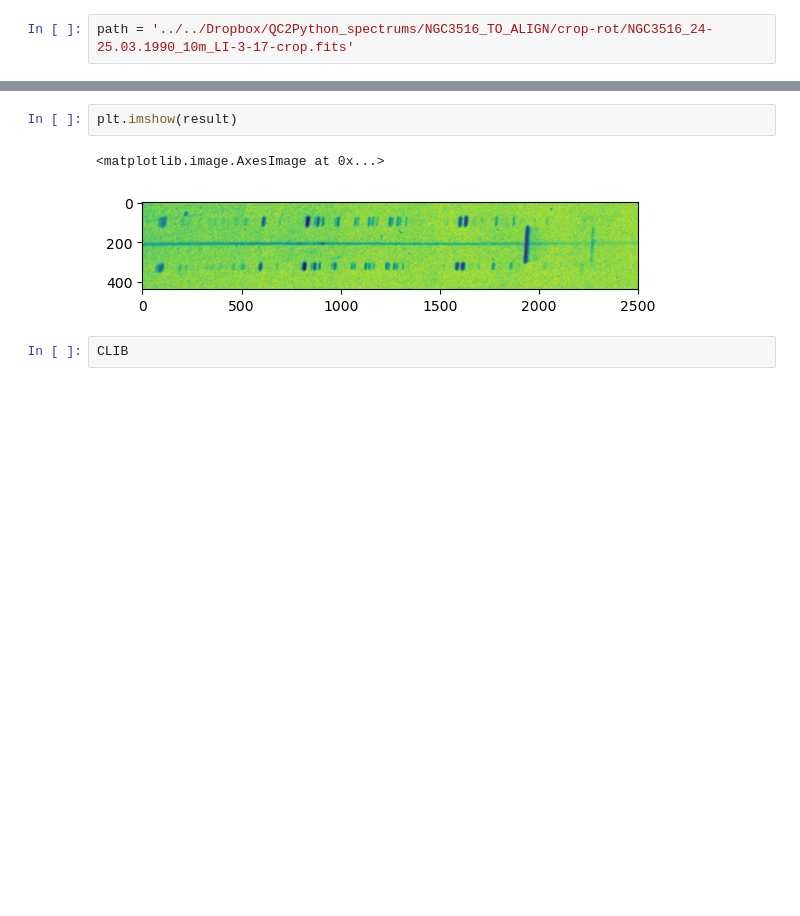
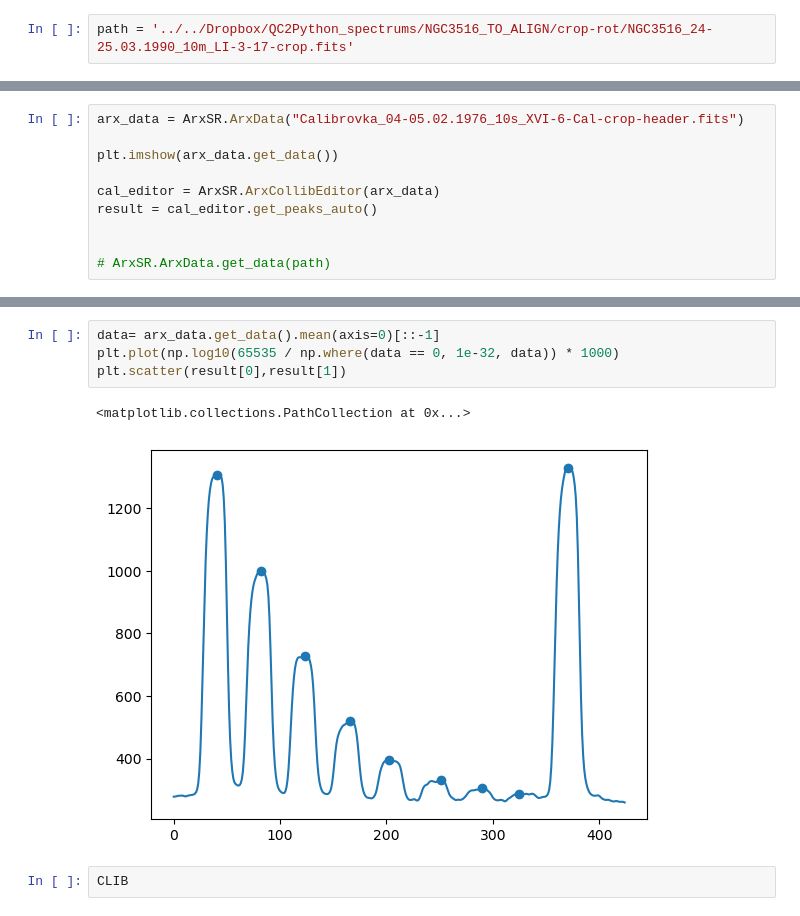
Before and after one commit to ill-i/ArXSP, a Jupyter notebook: Pro.AP22784884/20250503_tester.ipynb, the cells around one changed output, grey strips where cells are left out. Saved outputs shown, nothing was run; the diff lists cells and outputs as text; blank space fills up the shorter version.

```diff
--- a/Pro.AP22784884/20250503_tester.ipynb
+++ b/Pro.AP22784884/20250503_tester.ipynb
@@ -83,0 +103,10 @@ NGC3516_24-25.03.1990_10m_LI-3-17-crops
+# %%
+arx_data = ArxSR.ArxData("Calibrovka_04-05.02.1976_10s_XVI-6-Cal-crop-header.fits")
+
+plt.imshow(arx_data.get_data())
+
+cal_editor = ArxSR.ArxCollibEditor(arx_data)
+result = cal_editor.get_peaks_auto()
+
+
+# ArxSR.ArxData.get_data(path)
@@ -84,8 +116,10 @@ NGC3516_24-25.03.1990_10m_LI-3-17-crops
 # %%
-plt.imshow(result)
+data= arx_data.get_data().mean(axis=0)[::-1]
+plt.plot(np.log10(65535 / np.where(data == 0, 1e-32, data)) * 1000)
+plt.scatter(result[0],result[1])
 # %% [output]
-<matplotlib.image.AxesImage at 0x...>
+<matplotlib.collections.PathCollection at 0x...>
-[figure, old version]
+[figure, new version]
 # %%
 CLIB
 # %%
```
Also changed, not shown: parts of 22 cells of this notebook, 10 other files.
